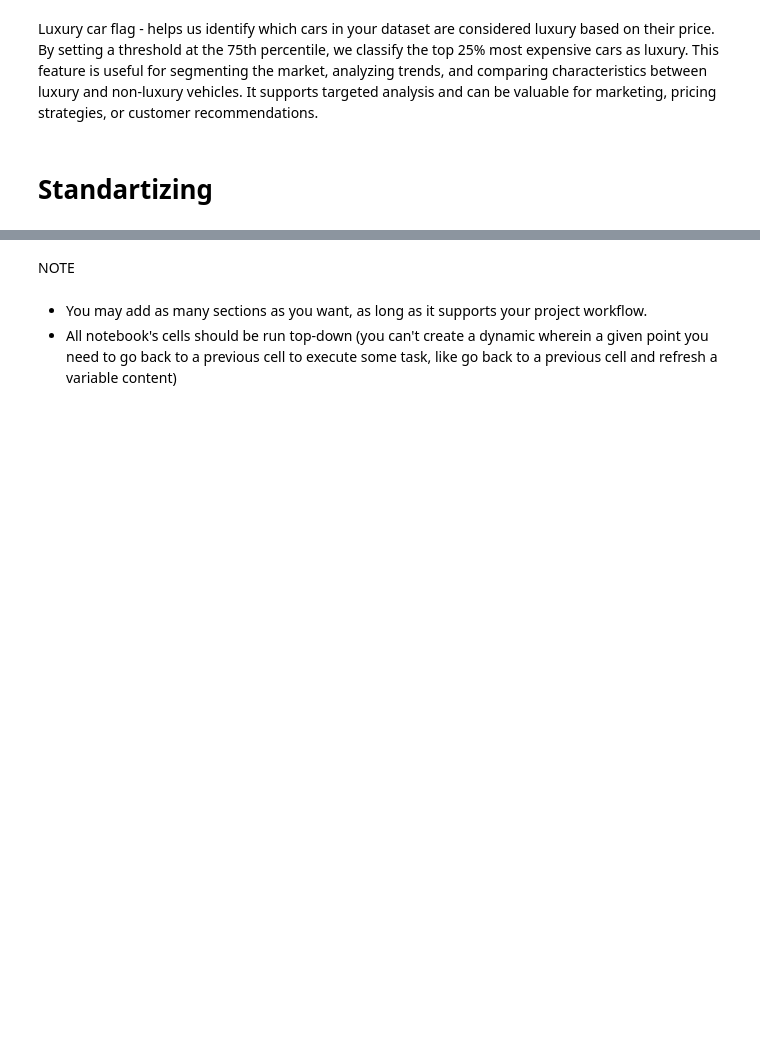
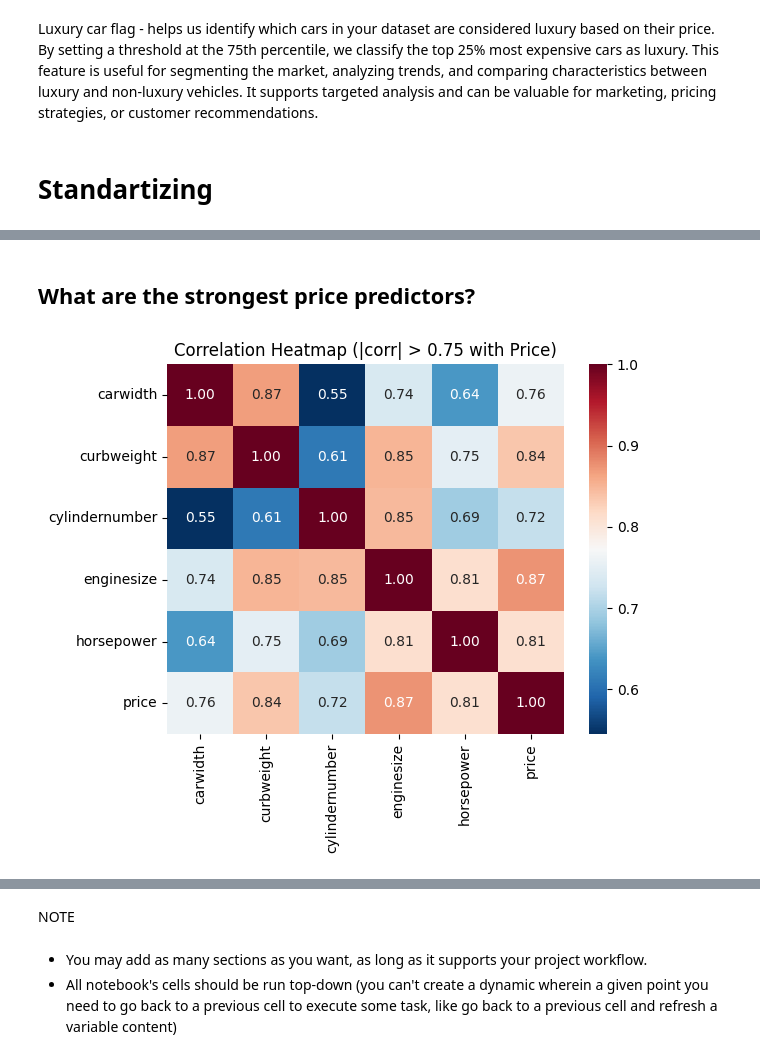
Before and after one commit to AL-MASNAI/car-price-analysis-hackathon-team4, a Jupyter notebook: jupyter_notebooks/ETL.ipynb, the cells around one changed output, grey strips where cells are left out. Saved outputs shown, nothing was run; the diff lists cells and outputs as text; code cells hidden in the pictures; blank space fills up the shorter version.

```diff
--- a/jupyter_notebooks/ETL.ipynb
+++ b/jupyter_notebooks/ETL.ipynb
@@ -61,6 +61,6 @@ Use pandas to read the raw car data CSV file into a DataFrame.
 Check the shape:
 Display the number of rows and columns in the loaded DataFrame to understand the dataset size.
 # %%
-df = pd.read_csv('D:/vscode-projects/car-price-analysis-hackathon-team4/Data/raw/cars.csv')
+df = pd.read_csv('Data/raw/cars.csv')
 df.shape
 # %% [output]
@@ -266,6 +453,7 @@ df['is_luxury'] = (df['price'] > luxury_threshold).astype(int) # Flag cars above
 # %%
 comp = df.copy()
-comp.drop(columns=['brand',
+comp.drop(columns=[ 'car_ID',
+                    'brand',
                     'model',
                     'carbody',
                     'fueltype',
@@ -274,5 +462,6 @@ comp.drop(columns=['brand',
                     'carbody',
                     'drivewheel',
                     'enginelocation',
-                    'fuelsystem'], inplace=True)
+                    'fuelsystem',
+                    'is_luxury'], inplace=True)
 comp.head(20)
@@ -314,0 +602,10 @@ cylindernumber - higher is better
+# %%
+comp['city_score'] = city_cars_normalized.sum(axis=1)
+comp['outdoor_score'] = outdoor_cars_normalized.sum(axis=1)
+comp['sport_score'] = sport_cars_normalized.sum(axis=1)
+
+comp['city_score_normalized'] = (comp['city_score'] - comp['city_score'].min()) / (comp['city_score'].max() - comp['city_score'].min())
+comp['outdoor_score_normalized'] = (comp['outdoor_score'] - comp['outdoor_score'].min()) / (comp['outdoor_score'].max() - comp['outdoor_score'].min())
+comp['sport_score_normalized'] = (comp['sport_score'] - comp['sport_score'].min()) / (comp['sport_score'].max() - comp['sport_score'].min())
+
+comp.head(20)
@@ -314,0 +673,24 @@ cylindernumber - higher is better
+# %% [markdown]
+## What are the strongest price predictors?
+# %%
+# %pip install nbformat
+
+import seaborn as sns
+
+# Compute correlation matrix
+corr_matrix = comp.corr().abs()
+
+# Find columns with correlation > 0.75 with 'price' (excluding 'price' itself)
+high_corr_cols = corr_matrix.index[(corr_matrix['price'] > 0.70) & (corr_matrix.index != 'price')].tolist()
+# Always include 'price' column for context
+cols_to_plot = high_corr_cols + ['price']
+
+# Filter the correlation matrix to only these columns and rows
+filtered_corr = corr_matrix.loc[cols_to_plot, cols_to_plot]
+
+# Plot with seaborn
+sns.heatmap(filtered_corr, annot=True, fmt=".2f", cmap='RdBu_r')
+plt.title('Correlation Heatmap (|corr| > 0.75 with Price)')
+plt.show()
+# %% [output]
+[figure, added]
```
Also changed, not shown: parts of 32 cells of this notebook.
